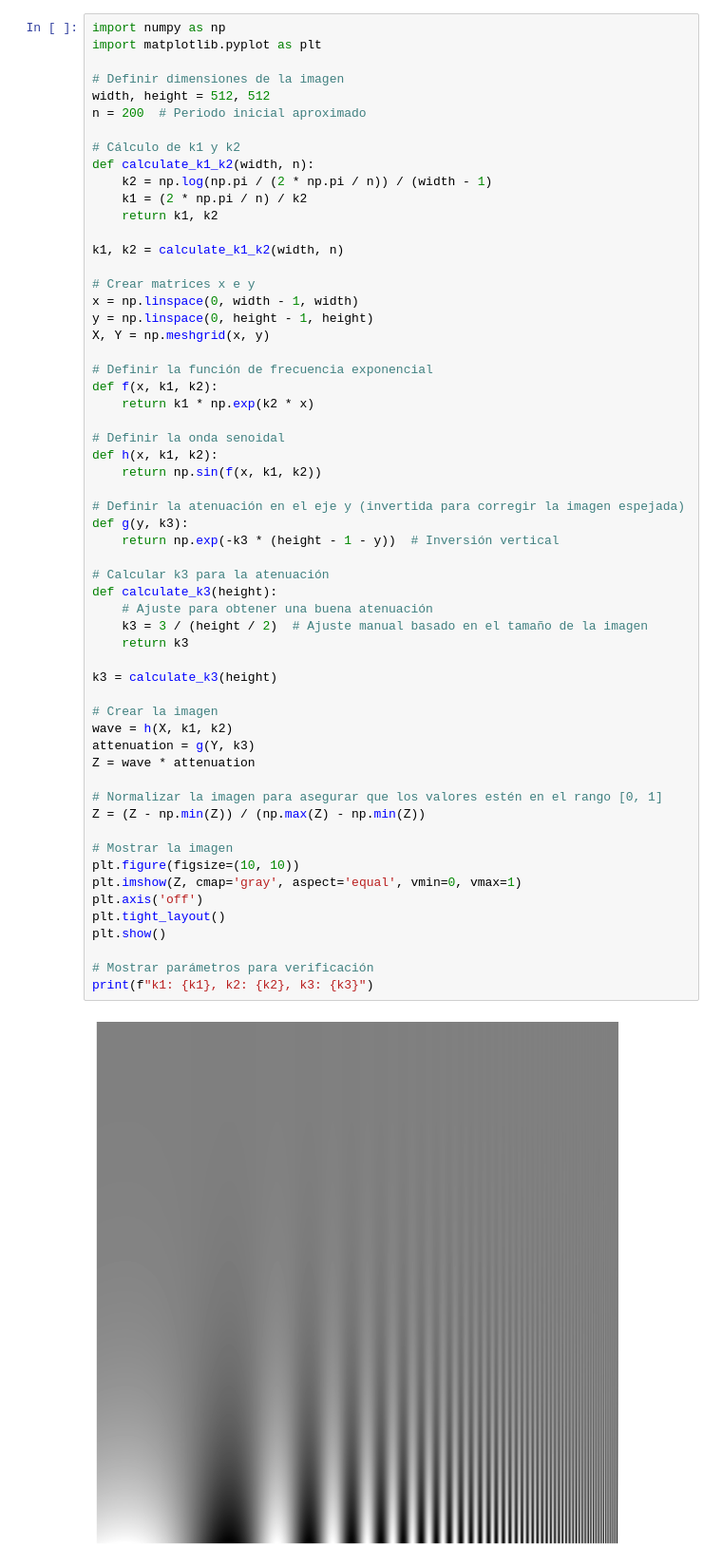
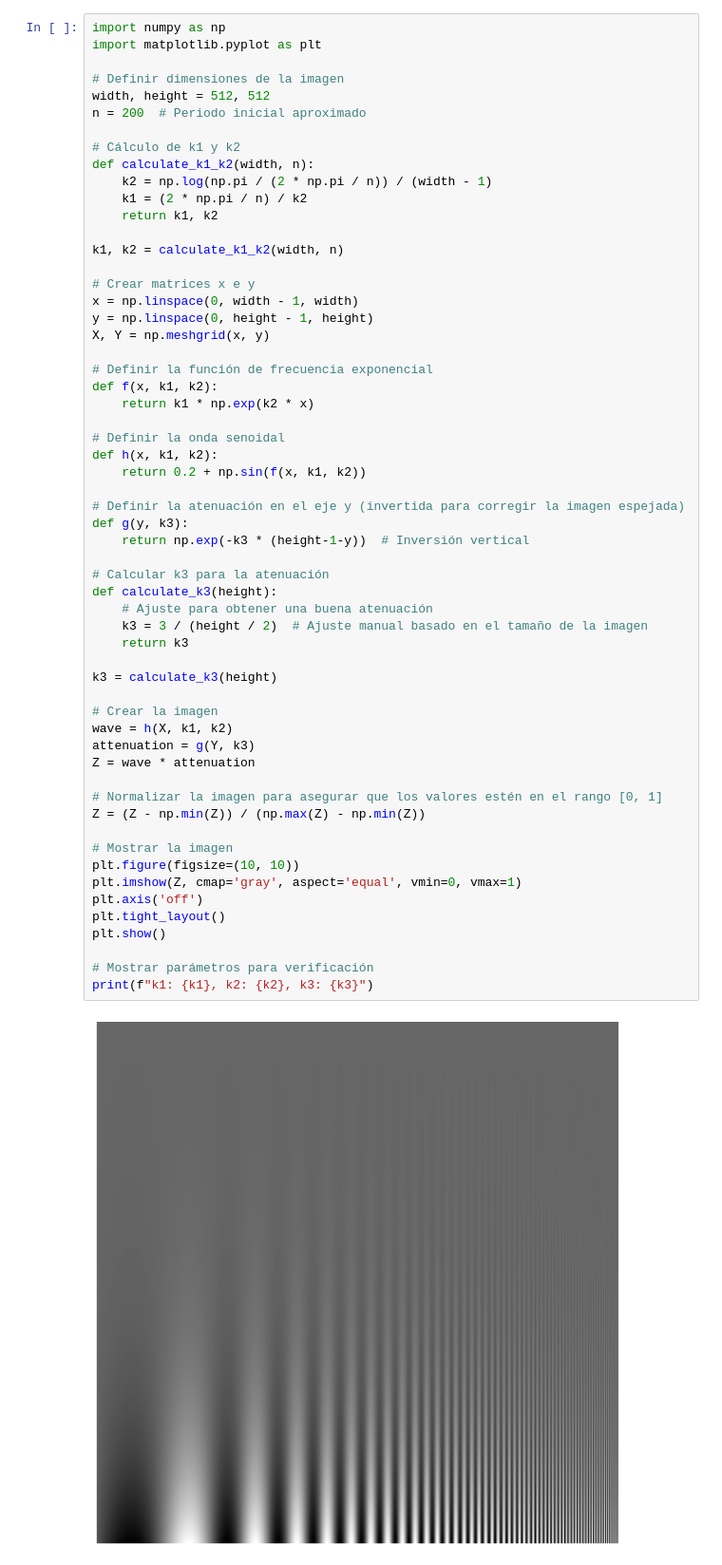
Before and after one commit to FedeXX5652/PDI_UNAM, a Jupyter notebook: ej1/notebooks/ej1.ipynb, the cells around one changed output. Shown: that part at 95% size. Cells and saved outputs as stored; diff of their text form.

```diff
--- a/ej1/notebooks/ej1.ipynb
+++ b/ej1/notebooks/ej1.ipynb
@@ -25,36 +25,36 @@ def f(x, k1, k2):
 
 # Definir la onda senoidal
 def h(x, k1, k2):
-    return np.sin(f(x, k1, k2))
+    return 0.2 + np.sin(f(x, k1, k2))
 
 # Definir la atenuación en el eje y (invertida para corregir la imagen espejada)
 def g(y, k3):
-    return np.exp(-k3 * (height - 1 - y))  # Inversión vertical
+    return np.exp(-k3 * (height-1-y))  # Inversión vertical
 
 # Calcular k3 para la atenuación
 def calculate_k3(height):
     # Ajuste para obtener una buena atenuación
     k3 = 3 / (height / 2)  # Ajuste manual basado en el tamaño de la imagen
     return k3
 
 k3 = calculate_k3(height)
 
 # Crear la imagen
 wave = h(X, k1, k2)
 attenuation = g(Y, k3)
 Z = wave * attenuation
 
 # Normalizar la imagen para asegurar que los valores estén en el rango [0, 1]
 Z = (Z - np.min(Z)) / (np.max(Z) - np.min(Z))
 
 # Mostrar la imagen
 plt.figure(figsize=(10, 10))
 plt.imshow(Z, cmap='gray', aspect='equal', vmin=0, vmax=1)
 plt.axis('off')
 plt.tight_layout()
 plt.show()
 
 # Mostrar parámetros para verificación
 print(f"k1: {k1}, k2: {k2}, k3: {k3}")
 # %% [output]
-[figure, old version]
+[figure, new version]
```
Also changed, not shown: parts of 1 cell of this notebook, 1 other file.
